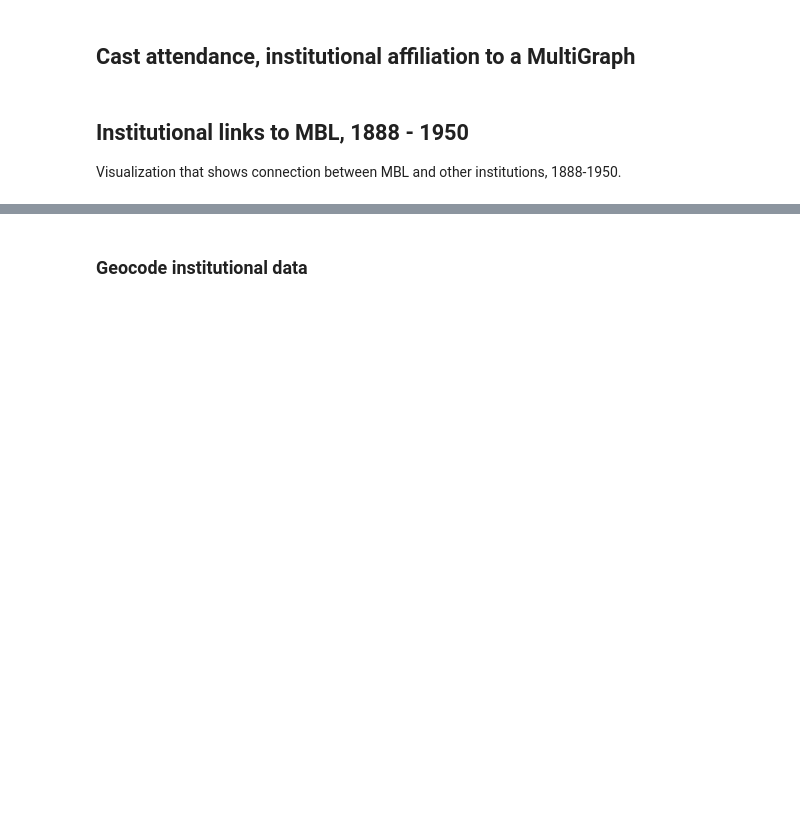
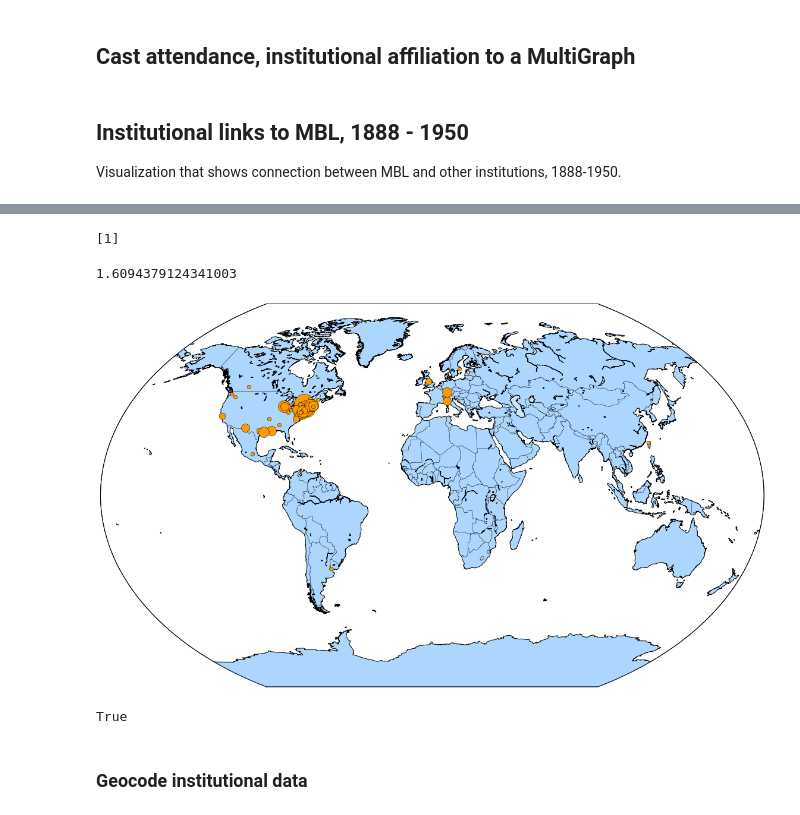
Before and after one commit to erickpeirson/MBL-course-data-visualizations, a Jupyter notebook: 2014-01-20 MBL Course Data.ipynb, the cells around one changed output, grey strips where cells are left out. Cells and saved outputs as stored; diff of their text form; code cells hidden in the pictures; blank space fills up the shorter version.

Commit message:
first stab at geodata
@$%#! rate limiting

```diff
--- a/2014-01-20 MBL Course Data.ipynb
+++ b/2014-01-20 MBL Course Data.ipynb
@@ -262,0 +296,2 @@ wr.collection.to_dxgmml(C, '/Users/erickpeirson/Desktop/mbl_text.xgmml')
+# %%
+inst_list = list(institutions)
@@ -262,0 +357,5 @@ wr.collection.to_dxgmml(C, '/Users/erickpeirson/Desktop/mbl_text.xgmml')
+# %%
+lons = [ v['lng'] for v in geodata.values() ]
+lats = [ v['lat'] for v in geodata.values() ]
+# %%
+figdir = "/Users/erickpeirson/MBL course data visualizations/figures/"
@@ -263,3 +366,51 @@ wr.collection.to_dxgmml(C, '/Users/erickpeirson/Desktop/mbl_text.xgmml')
+# %%
+affiliations_slice = [ datum['affiliation'] for datum in new_data if datum['date'] == 1890 ]
+affiliations_values = Counter(affiliations_slice)
+# %%
+affiliations_values.values()
+# %% [output]
+[1]
+# %%
+np.log(5)
+# %% [output]
+1.6094379124341003
+# %%
+for i in xrange(2000,2001):
+    affiliations_slice = [ datum['affiliation'] for datum in new_data \
+                           if datum['date'] == i \
+                           and datum['affiliation'] != 'Marine Biological Laboratory']
+    affiliations_values = Counter(affiliations_slice)
+
+    geodata_slice = []
+    for a in affiliations_values:
+        try:
+            geodata_slice.append(geodata[a])
+        except KeyError:
+            pass
+
+#    geodata_slice = [ geodata[aff] for aff in affiliations_values.keys() ]
+    lons = [ v['lng'] for v in geodata_slice ]
+    lats = [ v['lat'] for v in geodata_slice ]
+    msize = affiliations_values.values()
+
+    plt.figure(figsize=(20,20))
+    map = Basemap(projection='kav7', resolution = 'l', area_thresh = 1000.0, lat_0=0, lon_0=0)
+    map.drawcoastlines()
+    map.drawcountries()
+    map.fillcontinents(color = '#3399FF', alpha=0.4)
+    map.drawmapboundary()
+
+    x,y = map(lons, lats)
+    for lon, lat, size in zip(x, y, msize):
+        map.plot(lon, lat, markersize=np.log(size)*10, color='#FF9900', marker='o', ls='None')
+
+    plt.savefig(figdir + str(i) + ".png", dpi=300, format='png')
+# %% [output]
+[figure, added]
+# %%
+'Marine Biological Laboratory' in institutions
+# %% [output]
+True
 # %% [markdown]
 ### Geocode institutional data
 # %%
```
Also changed, not shown: parts of 14 cells of this notebook, 1 other file.
